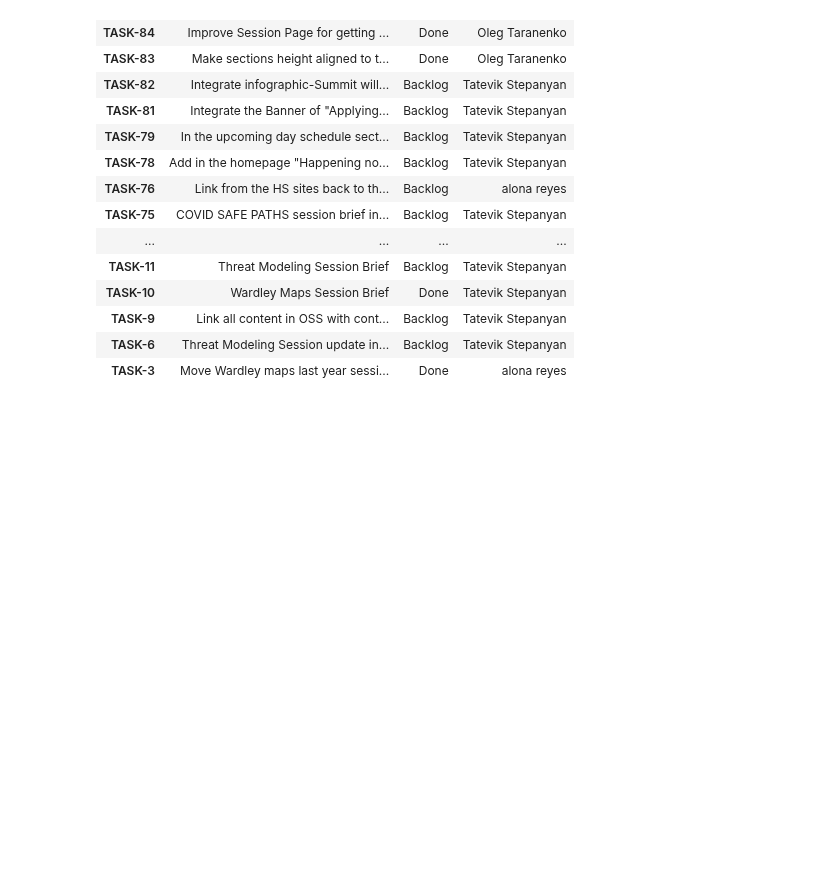
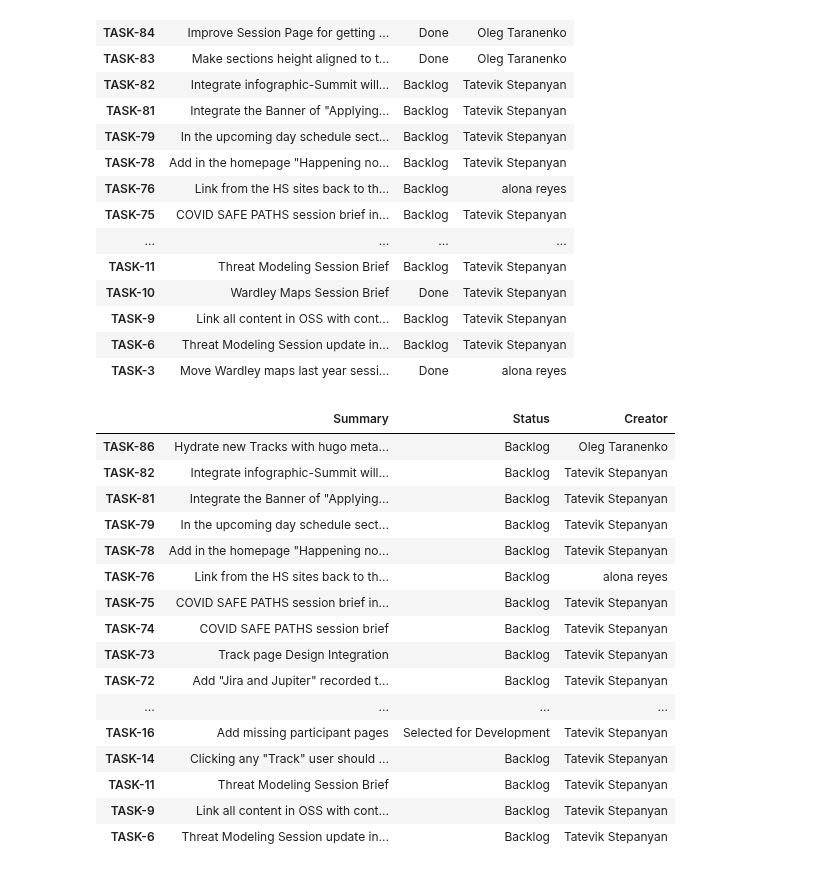
Before and after one commit to OpenSecuritySummit/jp-2020, a Jupyter notebook: notebooks/users/reuben/features-stories-tasks.ipynb, the cells around one changed output. Cells and saved outputs as stored; diff of their text form; code cells hidden in the pictures; blank space fills up the shorter version.

```diff
--- a/notebooks/users/reuben/features-stories-tasks.ipynb
+++ b/notebooks/users/reuben/features-stories-tasks.ipynb
@@ -61,3 +61,24 @@ TASKS:
 | TASK-9 | Link all content in OSS with cont... | Backlog | Tatevik Stepanyan |
 | TASK-6 | Threat Modeling Session update in... | Backlog | Tatevik Stepanyan |
 | TASK-3 | Move Wardley maps last year sessi... | Done | alona reyes |
+# %%
+df = pd.DataFrame(tasks).T[['Summary','Status','Creator']]
+df[df['Status'] != 'Done']
+# %% [output]
+|  | Summary | Status | Creator |
+| TASK-86 | Hydrate new Tracks with hugo meta... | Backlog | Oleg Taranenko |
+| TASK-82 | Integrate infographic-Summit will... | Backlog | Tatevik Stepanyan |
+| TASK-81 | Integrate the Banner of "Applying... | Backlog | Tatevik Stepanyan |
+| TASK-79 | In the upcoming day schedule sect... | Backlog | Tatevik Stepanyan |
+| TASK-78 | Add in the homepage "Happening no... | Backlog | Tatevik Stepanyan |
+| TASK-76 | Link from the HS sites back to th... | Backlog | alona reyes |
+| TASK-75 | COVID SAFE PATHS session brief in... | Backlog | Tatevik Stepanyan |
+| TASK-74 | COVID SAFE PATHS session brief | Backlog | Tatevik Stepanyan |
+| TASK-73 | Track page Design Integration | Backlog | Tatevik Stepanyan |
+| TASK-72 | Add "Jira and Jupiter" recorded t... | Backlog | Tatevik Stepanyan |
+| ... | ... | ... | ... |
+| TASK-16 | Add missing participant pages | Selected for Development | Tatevik Stepanyan |
+| TASK-14 | Clicking any "Track" user should ... | Backlog | Tatevik Stepanyan |
+| TASK-11 | Threat Modeling Session Brief | Backlog | Tatevik Stepanyan |
+| TASK-9 | Link all content in OSS with cont... | Backlog | Tatevik Stepanyan |
+| TASK-6 | Threat Modeling Session update in... | Backlog | Tatevik Stepanyan |
```
